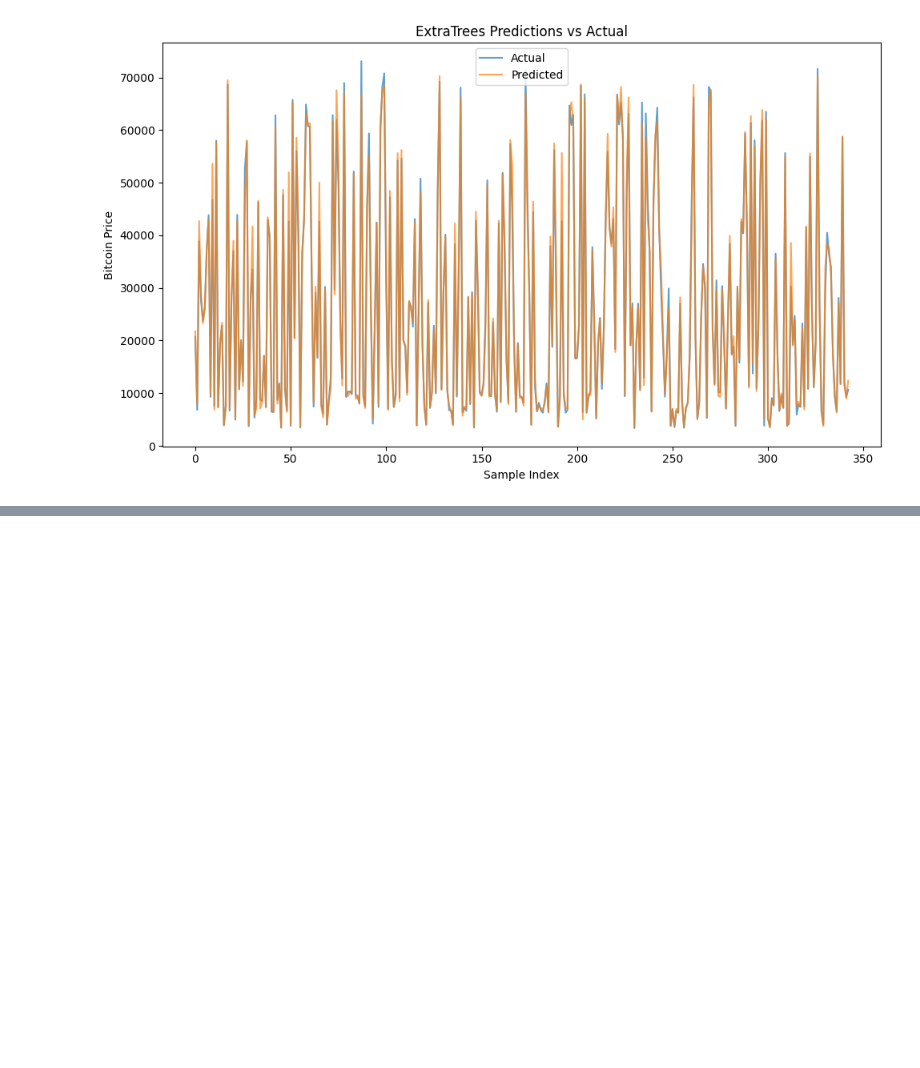
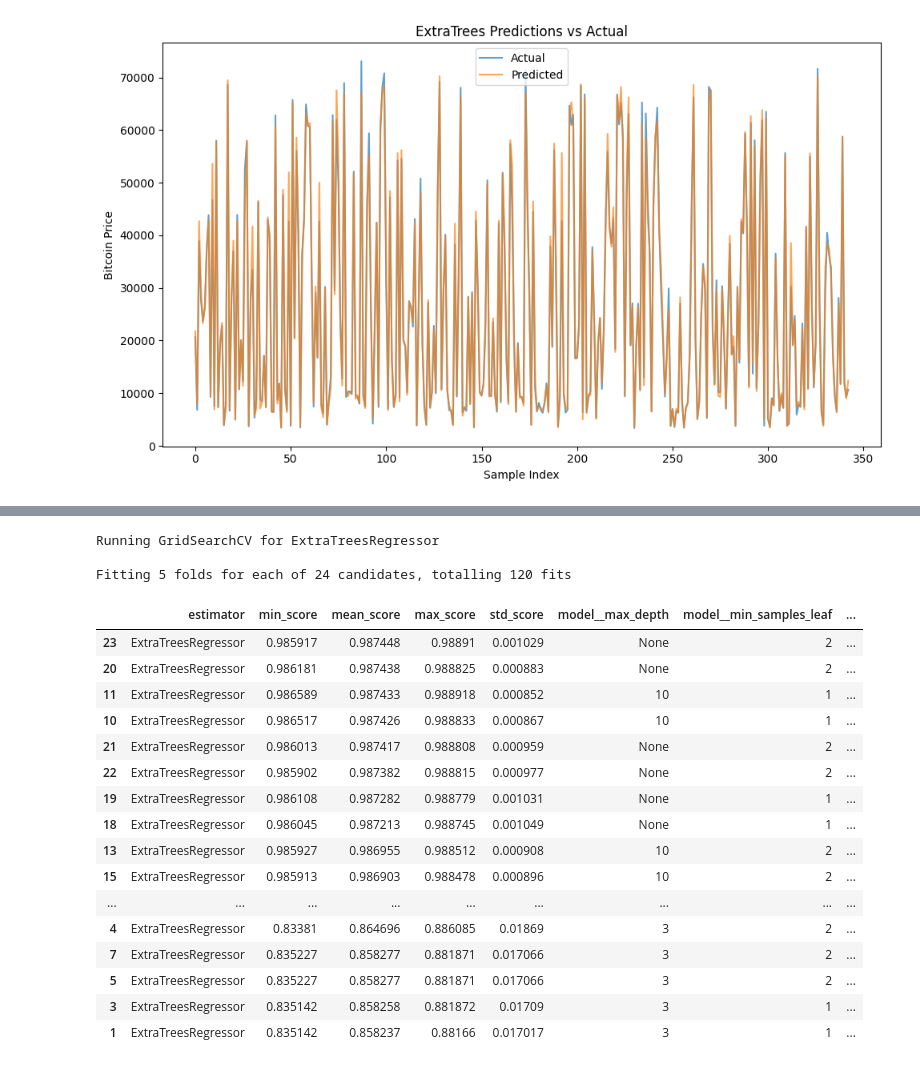
Before and after one commit to Mickyreegs/Project5, a Jupyter notebook: jupyter_notebooks/Modeling_And_Evaluation.ipynb, the cells around one changed output, grey strips where cells are left out. Saved outputs shown, nothing was run; the diff lists cells and outputs as text; code cells hidden in the pictures; blank space fills up the shorter version.

Commit message:
Use hyperperameter optimisation from Churnometer notebook to find best model and parameters

```diff
--- a/jupyter_notebooks/Modeling_And_Evaluation.ipynb
+++ b/jupyter_notebooks/Modeling_And_Evaluation.ipynb
@@ -196,0 +301,26 @@ plt.show()
+# %%
+import pandas as pd
+
+features_train = pd.read_csv("outputs/datasets/train_test_initial/features_train.csv")
+features_test = pd.read_csv("outputs/datasets/train_test_initial/features_test.csv")
+target_train = pd.read_csv("outputs/datasets/train_test_initial/target_train.csv").squeeze()
+target_test = pd.read_csv("outputs/datasets/train_test_initial/target_test.csv").squeeze()
+
+# Extract date features
+features_train["Year"] = pd.to_datetime(features_train["Date"]).dt.year
+features_train["Month"] = pd.to_datetime(features_train["Date"]).dt.month
+features_train["Day"] = pd.to_datetime(features_train["Date"]).dt.day
+
+features_test["Year"] = pd.to_datetime(features_test["Date"]).dt.year
+features_test["Month"] = pd.to_datetime(features_test["Date"]).dt.month
+features_test["Day"] = pd.to_datetime(features_test["Date"]).dt.day
+
+# Drop original Date column
+features_train = features_train.drop(columns=["Date"])
+features_test = features_test.drop(columns=["Date"])
+# %%
+import warnings
+warnings.filterwarnings("ignore")
+
+search = HyperparameterOptimizationSearch(models=models_quick_search, params=params_quick_search)
+search.fit(features_train, target_train, scoring='r2', n_jobs=-1, cv=5)
@@ -196,0 +357,41 @@ plt.show()
+# %%
+models_search = {
+    "ExtraTreesRegressor": ExtraTreesRegressor(random_state=0),
+}
+
+params_search = {
+    "ExtraTreesRegressor": {
+        'model__n_estimators': [100, 300],
+        'model__max_depth': [3, 10, None],
+        'model__min_samples_split': [2, 5],
+        'model__min_samples_leaf': [1, 2],
+    }
+}
+# %%
+search = HyperparameterOptimizationSearch(models=models_search, params=params_search)
+search.fit(features_train, target_train, scoring = 'r2', n_jobs=-1, cv=5)
+# %% [output]
+Running GridSearchCV for ExtraTreesRegressor
+
+Fitting 5 folds for each of 24 candidates, totalling 120 fits
+# %%
+grid_search_summary, grid_search_pipelines = search.score_summary(sort_by='mean_score')
+grid_search_summary
+# %% [output]
+|  | estimator | min_score | mean_score | max_score | std_score | model__max_depth | model__min_samples_leaf | ... |
+| 23 | ExtraTreesRegressor | 0.985917 | 0.987448 | 0.98891 | 0.001029 | None | 2 | ... |
+| 20 | ExtraTreesRegressor | 0.986181 | 0.987438 | 0.988825 | 0.000883 | None | 2 | ... |
+| 11 | ExtraTreesRegressor | 0.986589 | 0.987433 | 0.988918 | 0.000852 | 10 | 1 | ... |
+| 10 | ExtraTreesRegressor | 0.986517 | 0.987426 | 0.988833 | 0.000867 | 10 | 1 | ... |
+| 21 | ExtraTreesRegressor | 0.986013 | 0.987417 | 0.988808 | 0.000959 | None | 2 | ... |
+| 22 | ExtraTreesRegressor | 0.985902 | 0.987382 | 0.988815 | 0.000977 | None | 2 | ... |
+| 19 | ExtraTreesRegressor | 0.986108 | 0.987282 | 0.988779 | 0.001031 | None | 1 | ... |
+| 18 | ExtraTreesRegressor | 0.986045 | 0.987213 | 0.988745 | 0.001049 | None | 1 | ... |
+| 13 | ExtraTreesRegressor | 0.985927 | 0.986955 | 0.988512 | 0.000908 | 10 | 2 | ... |
+| 15 | ExtraTreesRegressor | 0.985913 | 0.986903 | 0.988478 | 0.000896 | 10 | 2 | ... |
+| ... | ... | ... | ... | ... | ... | ... | ... | ... |
+| 4 | ExtraTreesRegressor | 0.83381 | 0.864696 | 0.886085 | 0.01869 | 3 | 2 | ... |
+| 7 | ExtraTreesRegressor | 0.835227 | 0.858277 | 0.881871 | 0.017066 | 3 | 2 | ... |
+| 5 | ExtraTreesRegressor | 0.835227 | 0.858277 | 0.881871 | 0.017066 | 3 | 2 | ... |
+| 3 | ExtraTreesRegressor | 0.835142 | 0.858258 | 0.881872 | 0.01709 | 3 | 1 | ... |
+| 1 | ExtraTreesRegressor | 0.835142 | 0.858237 | 0.88166 | 0.017017 | 3 | 1 | ... |
```
Also changed, not shown: parts of 6 cells of this notebook.
